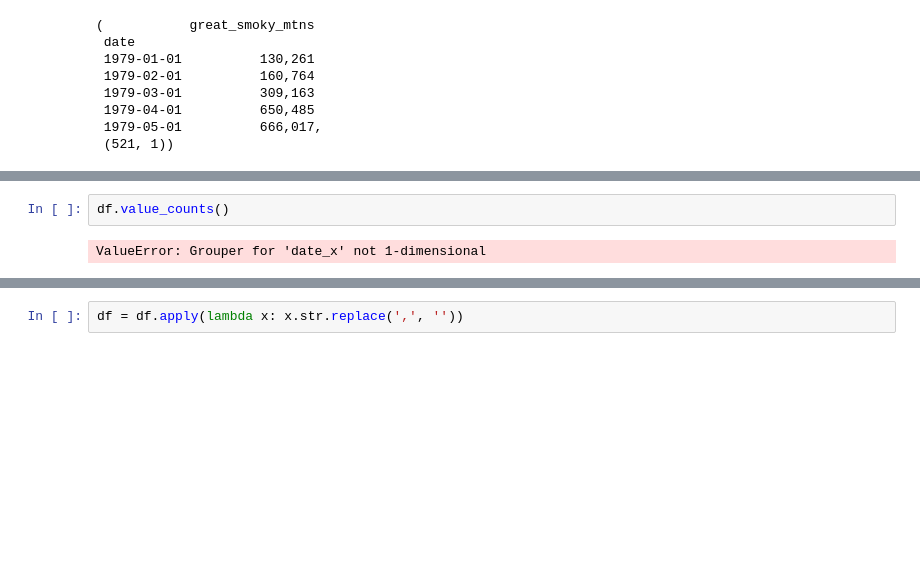
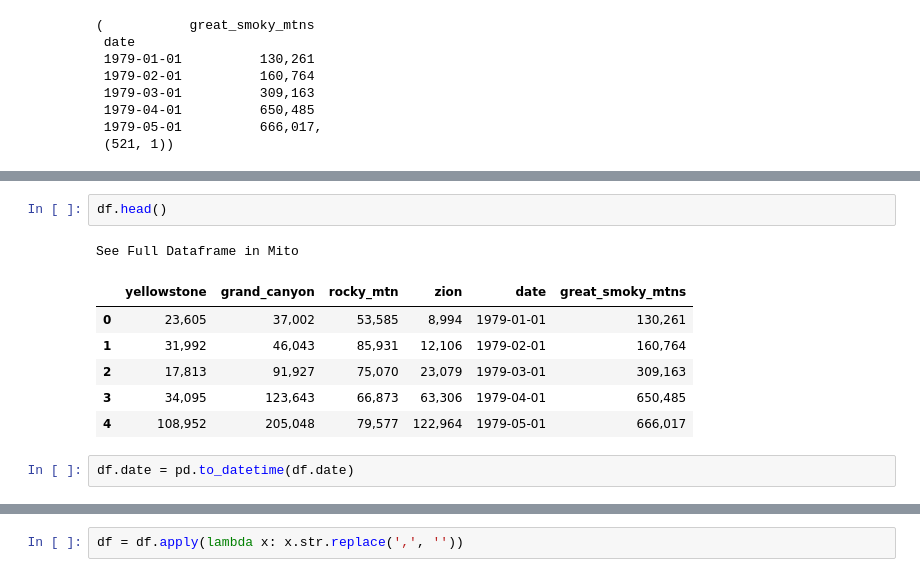
Before and after one commit to fred-lindsey/projects, a Jupyter notebook: TSA_NPS_visitor_prediction/scratch_notebook.ipynb, the cells around one changed output, grey strips where cells are left out. Cells and saved outputs as stored; diff of their text form; blank space fills up the shorter version.

```diff
--- a/TSA_NPS_visitor_prediction/scratch_notebook.ipynb
+++ b/TSA_NPS_visitor_prediction/scratch_notebook.ipynb
@@ -561,4 +561,12 @@ dtype: int64
 # %%
-df.value_counts()
+df.head()
 # %% [output]
-ValueError: Grouper for 'date_x' not 1-dimensional
+See Full Dataframe in Mito
+|  | yellowstone | grand_canyon | rocky_mtn | zion | date | great_smoky_mtns |
+| 0 | 23,605 | 37,002 | 53,585 | 8,994 | 1979-01-01 | 130,261 |
+| 1 | 31,992 | 46,043 | 85,931 | 12,106 | 1979-02-01 | 160,764 |
+| 2 | 17,813 | 91,927 | 75,070 | 23,079 | 1979-03-01 | 309,163 |
+| 3 | 34,095 | 123,643 | 66,873 | 63,306 | 1979-04-01 | 650,485 |
+| 4 | 108,952 | 205,048 | 79,577 | 122,964 | 1979-05-01 | 666,017 |
+# %%
+df.date = pd.to_datetime(df.date)
```
Also changed, not shown: parts of 22 cells of this notebook, 2 other files.
